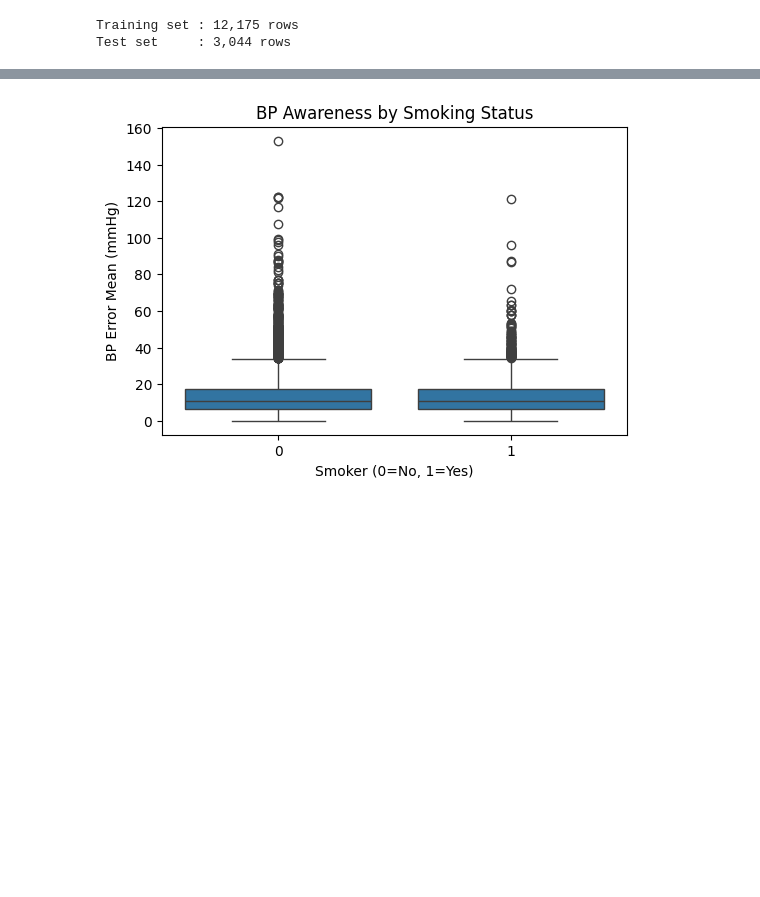
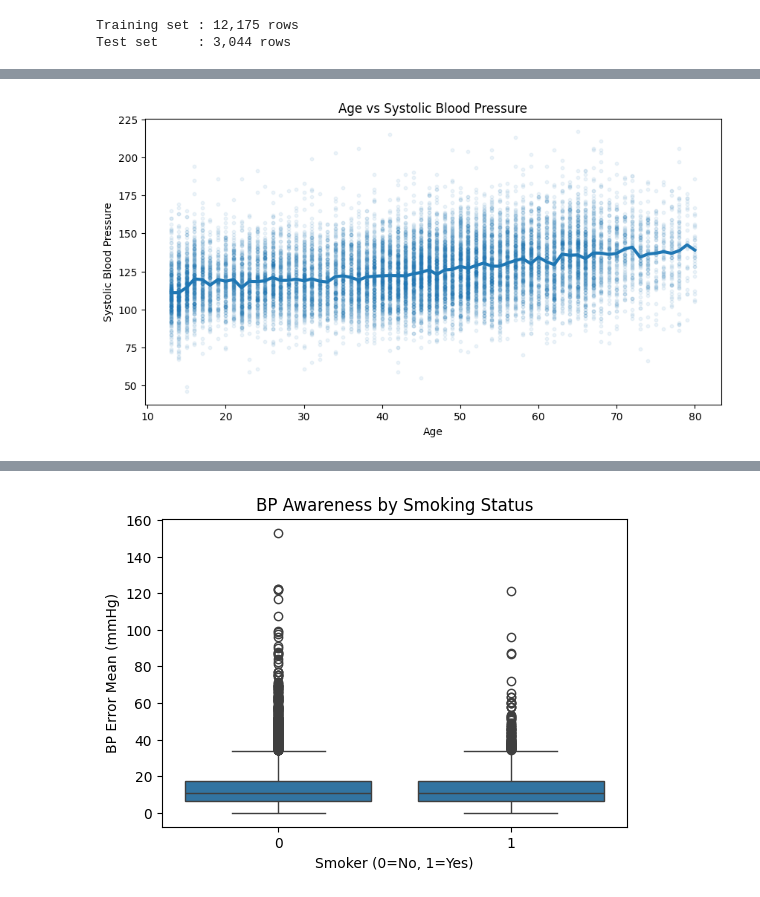
Before and after one commit to bcrohit/case-study, a Jupyter notebook: notebooks/modeling.ipynb, the cells around one changed output, grey strips where cells are left out. Drawn from its saved outputs; the diff is of its cells as text; code cells hidden in the pictures; blank space fills up the shorter version.

```diff
--- a/notebooks/modeling.ipynb
+++ b/notebooks/modeling.ipynb
@@ -358,0 +421,35 @@ known_cholesterol    0.024469
+# %%
+# Filter ages up to 80 for stable visualization
+plot_data = data[data['age'] <= 80]
+
+# Mean systolic BP by age
+age_mean_bp = (
+    plot_data
+    .groupby('age')['bp_systolic']
+    .mean()
+)
+
+plt.figure(figsize=(10, 5))
+
+# Scatter of individual observations
+plt.scatter(
+    plot_data['age'],
+    plot_data['bp_systolic'],
+    alpha=0.08,
+    s=10
+)
+
+# Mean trend line
+plt.plot(
+    age_mean_bp.index,
+    age_mean_bp.values,
+    linewidth=3
+)
+
+plt.xlabel("Age")
+plt.ylabel("Systolic Blood Pressure")
+plt.title("Age vs Systolic Blood Pressure")
+
+plt.show()
+# %% [output]
+[figure, added]
```
Also changed, not shown: parts of 25 cells of this notebook, 1 other file.
